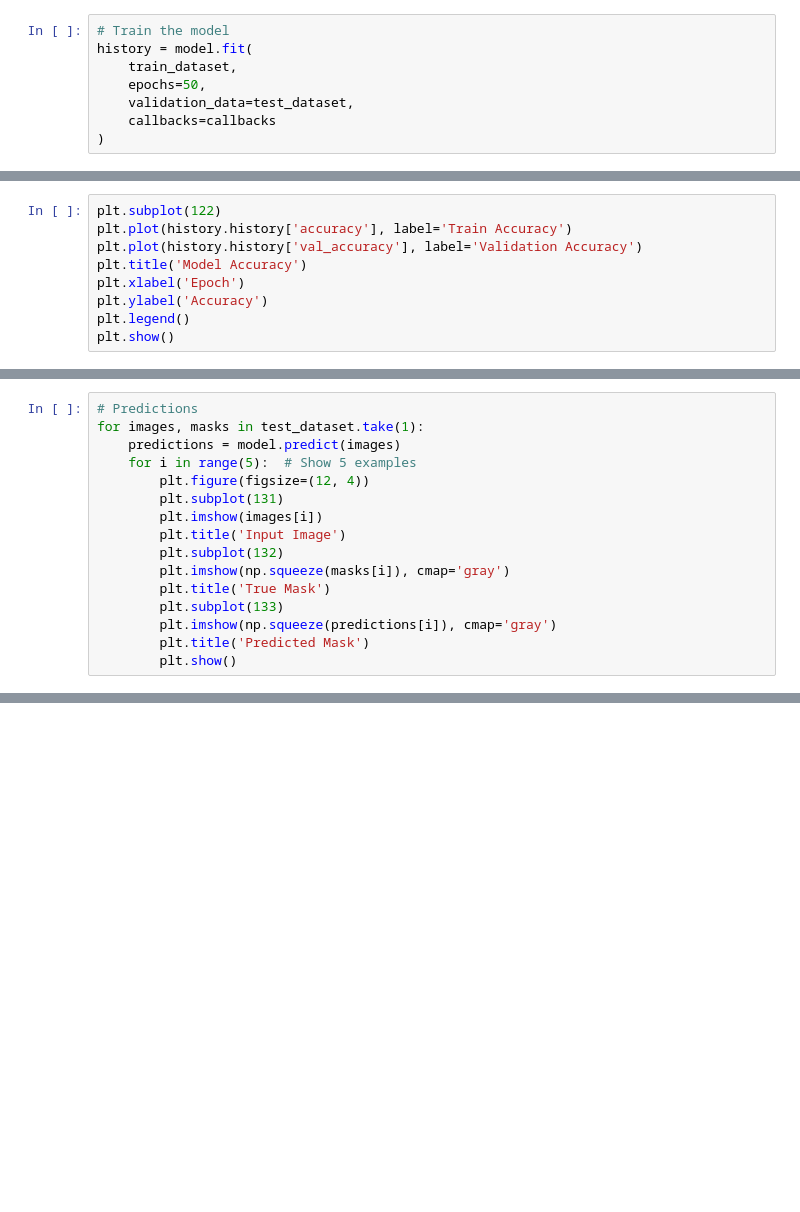
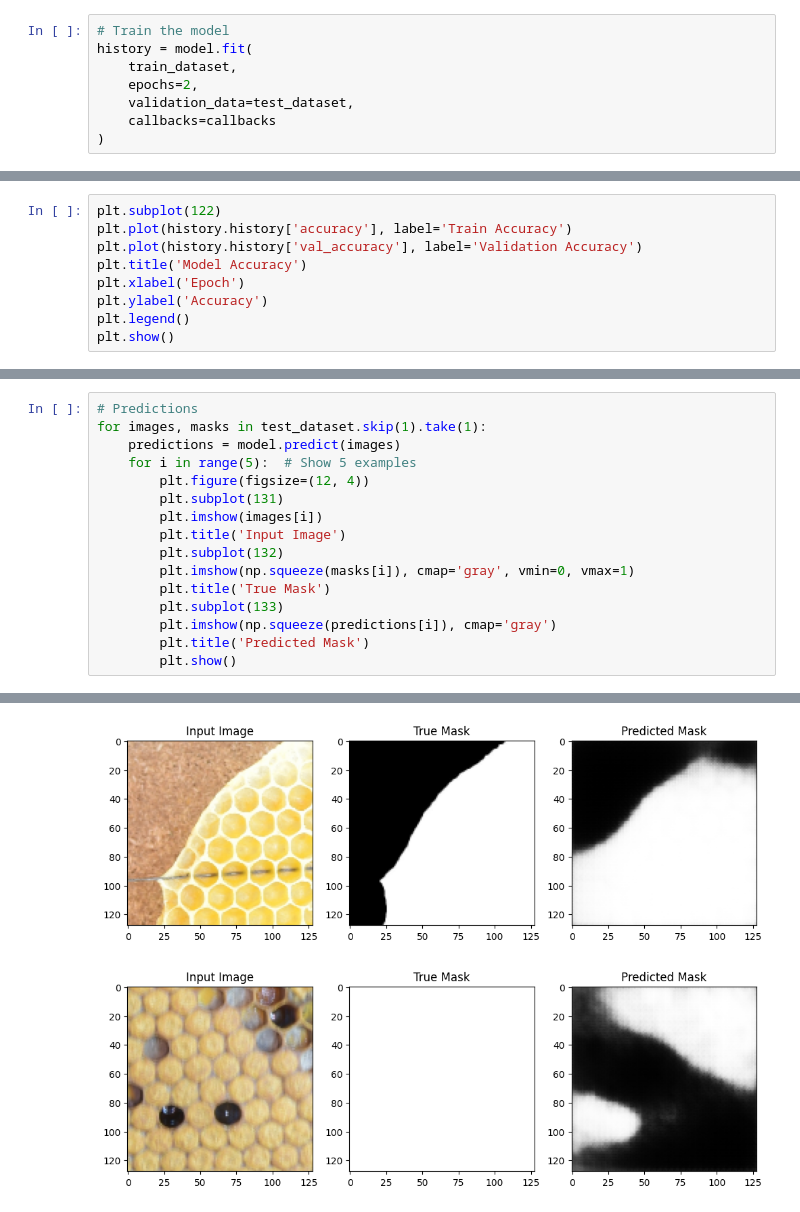
Before and after one commit to avsthiago/deepbee-source, a Jupyter notebook: notebooks/training_segmentation.ipynb, the cells around one changed output, grey strips where cells are left out. Cells and saved outputs as stored; diff of their text form; blank space fills up the shorter version.

```diff
--- a/notebooks/training_segmentation.ipynb
+++ b/notebooks/training_segmentation.ipynb
@@ -166,7 +166,7 @@ callbacks = [
 # Train the model
 history = model.fit(
     train_dataset,
-    epochs=50,
+    epochs=2,
     validation_data=test_dataset,
     callbacks=callbacks
 )
@@ -210,6 +206,6 @@ print(f"Test Accuracy: {test_accuracy:.4f}")
 # %%
 # Predictions
-for images, masks in test_dataset.take(1):
+for images, masks in test_dataset.skip(1).take(1):
     predictions = model.predict(images)
     for i in range(5):  # Show 5 examples
         plt.figure(figsize=(12, 4))
@@ -217,9 +213,10 @@ for images, masks in test_dataset.take(1):
         plt.imshow(images[i])
         plt.title('Input Image')
         plt.subplot(132)
-        plt.imshow(np.squeeze(masks[i]), cmap='gray')
+        plt.imshow(np.squeeze(masks[i]), cmap='gray', vmin=0, vmax=1)
         plt.title('True Mask')
         plt.subplot(133)
         plt.imshow(np.squeeze(predictions[i]), cmap='gray')
         plt.title('Predicted Mask')
         plt.show()
+# %% [output]
@@ -225,0 +224,2 @@ for images, masks in test_dataset.take(1):
+[figure, added]
+[figure, added]
```
Also changed, not shown: parts of 10 cells of this notebook, 1 other file.
